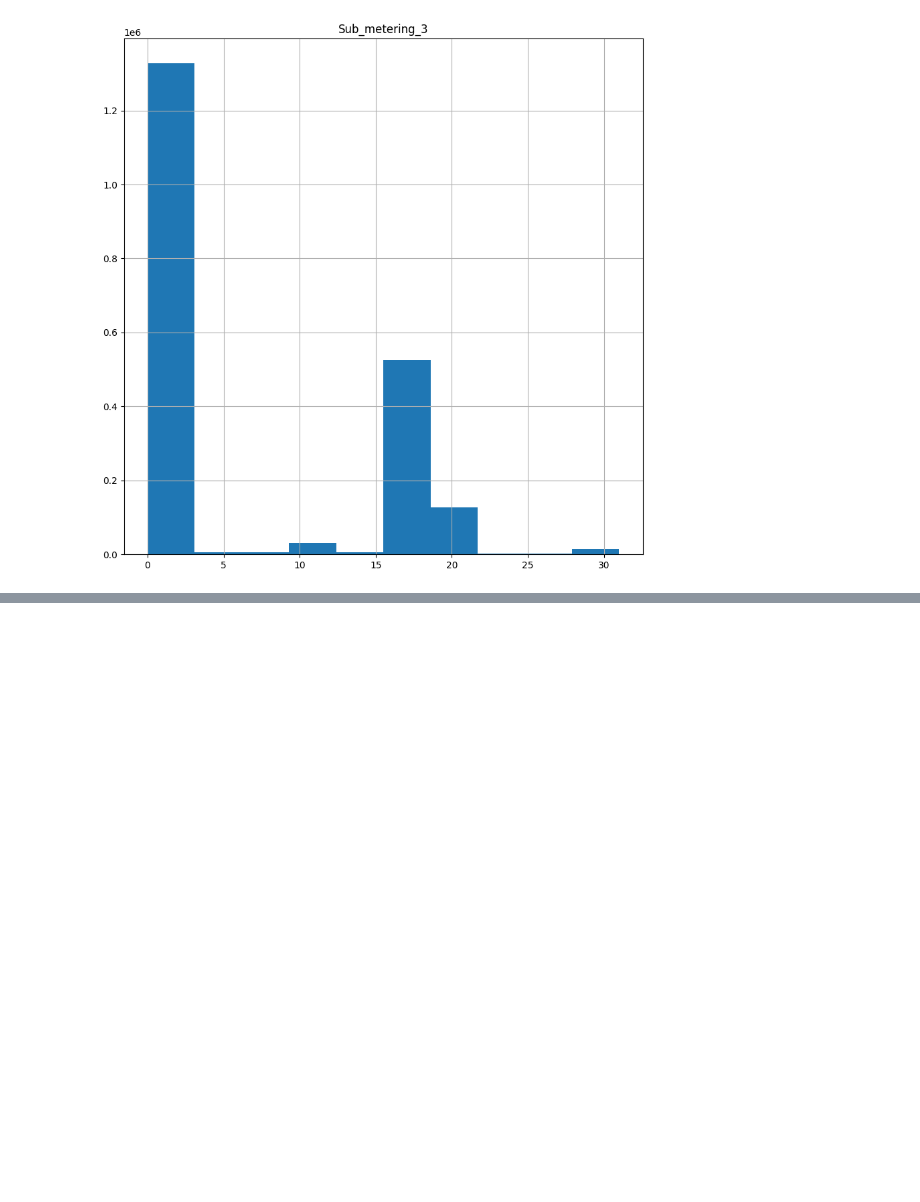
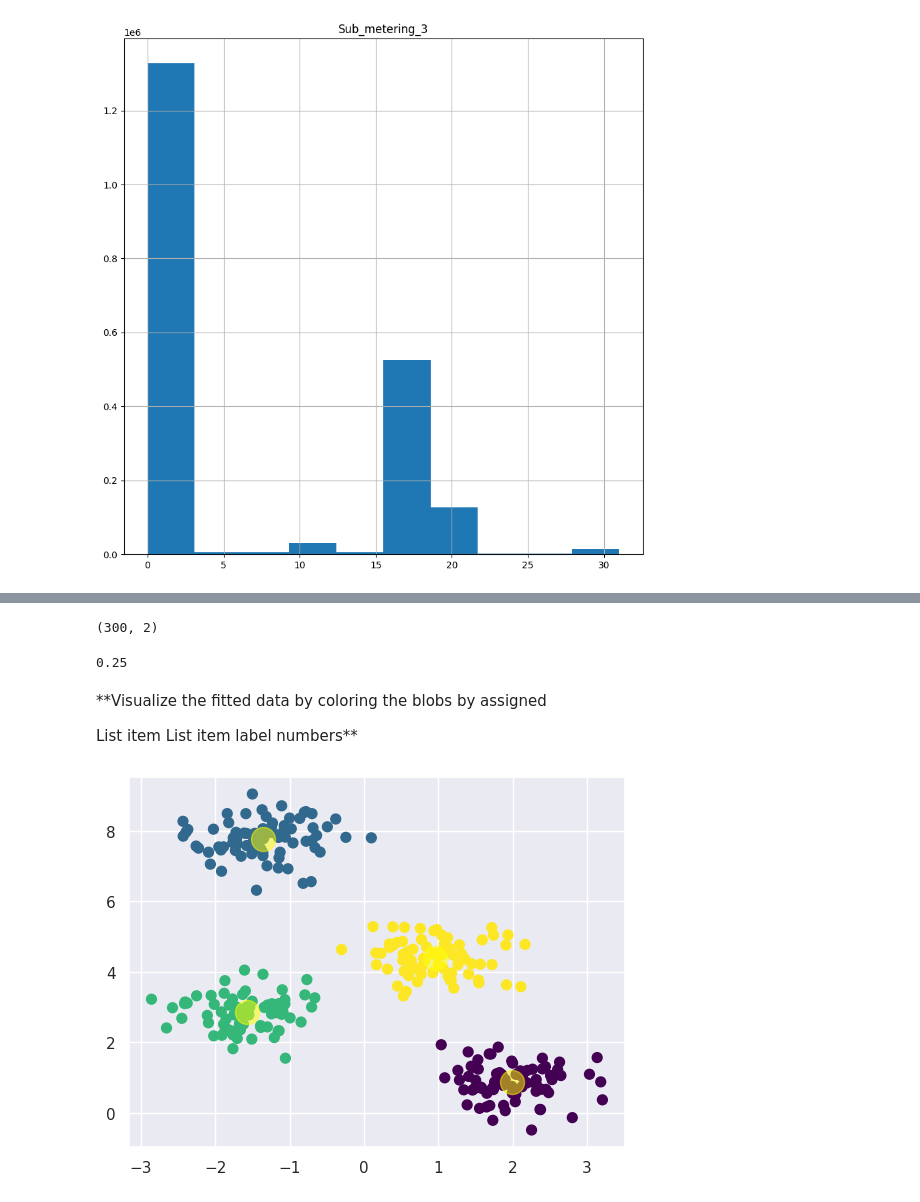
Before and after one commit to poojitha-unnam/AIML-2303a51304, a Jupyter notebook: AIML_Lab_10.ipynb, the cells around one changed output, grey strips where cells are left out. Cells and saved outputs as stored; diff of their text form; code cells hidden in the pictures; blank space fills up the shorter version.

```diff
--- a/AIML_Lab_10.ipynb
+++ b/AIML_Lab_10.ipynb
@@ -68,0 +83,30 @@ array([[<Axes: title={'center': 'Sub_metering_3'}>]], dtype=object)
+# %%
+X.shape
+# %% [output]
+(300, 2)
+# %%
+from sklearn.cluster import KMeans
+kmeans = KMeans(n_clusters=4, n_init=10)
+kmeans.fit(X)
+y_kmeans = kmeans.predict(X)
+# %%
+from sklearn.metrics import accuracy_score
+accuracy_score(y_kmeans, y_true)
+# %% [output]
+0.25
+# %% [markdown]
+**Visualize the fitted data by coloring the blobs
+by assigned
+
+List item
+List item
+label numbers**
+# %%
+plt.scatter(X[:, 0], X[:, 1], c=y_kmeans, s=50, \
+            cmap='viridis')
+
+centers = kmeans.cluster_centers_
+plt.scatter(centers[:, 0], centers[:, 1], \
+            c='yellow', s=300, alpha=0.5);
+# %% [output]
+[figure, added]
```
Also changed, not shown: parts of 26 cells of this notebook.
